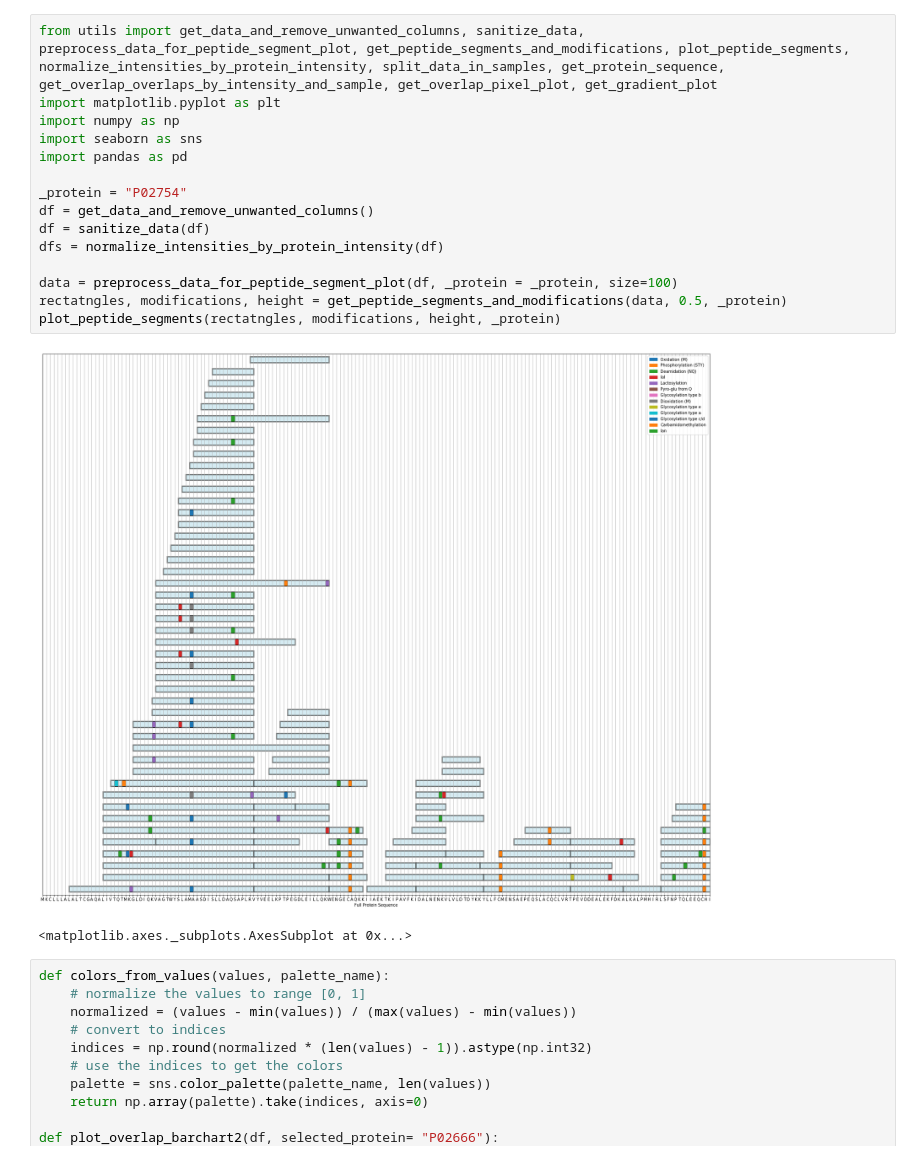
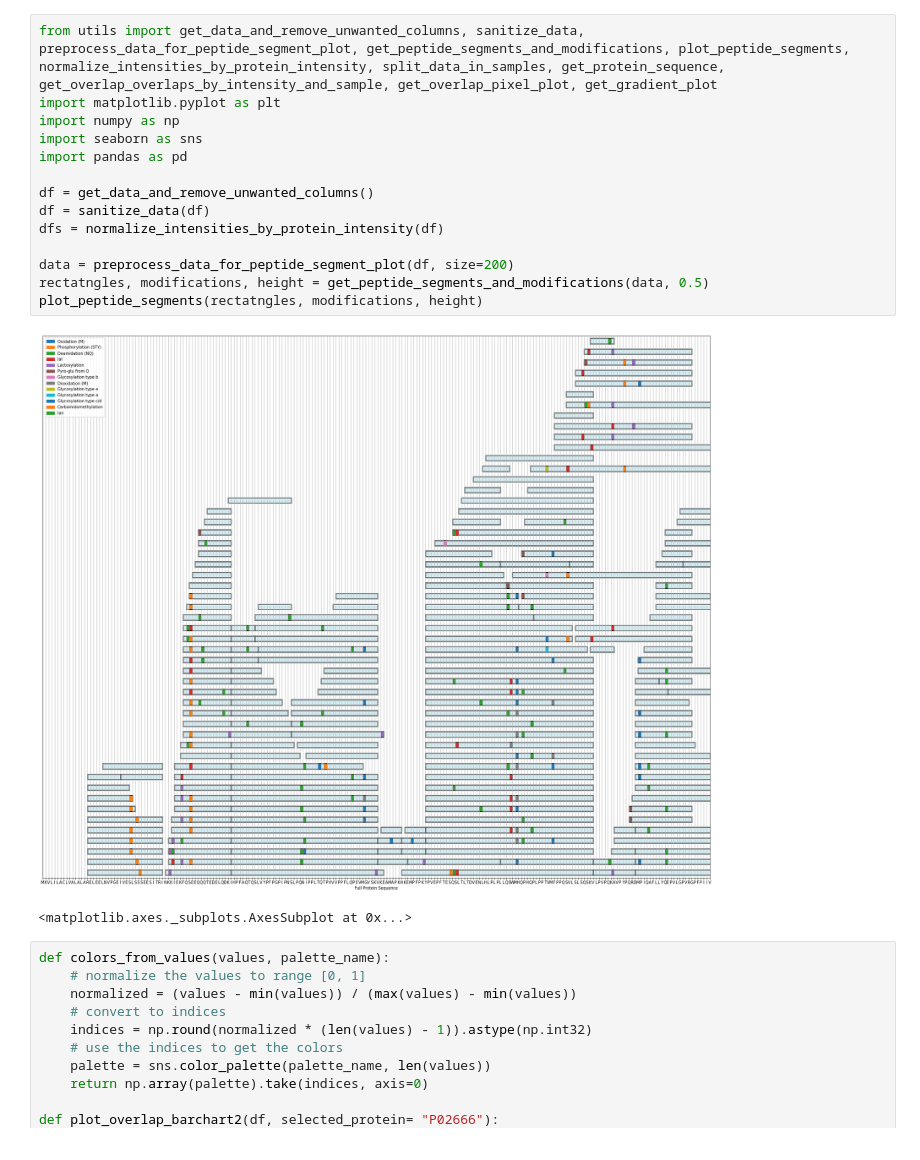
Before and after one commit to Munklinde96/Data_Visualization, a Jupyter notebook: viz4.ipynb, the cells around one changed output. Drawn from its saved outputs; the diff is of its cells as text.

```diff
--- a/viz4.ipynb
+++ b/viz4.ipynb
@@ -1,20 +1,19 @@
 # %%
 from utils import get_data_and_remove_unwanted_columns, sanitize_data, preprocess_data_for_peptide_segment_plot, get_peptide_segments_and_modifications, plot_peptide_segments, normalize_intensities_by_protein_intensity, split_data_in_samples, get_protein_sequence, get_overlap_overlaps_by_intensity_and_sample, get_overlap_pixel_plot, get_gradient_plot
 import matplotlib.pyplot as plt
 import numpy as np
 import seaborn as sns
 import pandas as pd
 
-_protein = "P02754"
 df = get_data_and_remove_unwanted_columns()
 df = sanitize_data(df)
 dfs = normalize_intensities_by_protein_intensity(df)
 
-data = preprocess_data_for_peptide_segment_plot(df, _protein = _protein, size=100)
-rectatngles, modifications, height = get_peptide_segments_and_modifications(data, 0.5, _protein)
-plot_peptide_segments(rectatngles, modifications, height, _protein)
+data = preprocess_data_for_peptide_segment_plot(df, size=200)
+rectatngles, modifications, height = get_peptide_segments_and_modifications(data, 0.5)
+plot_peptide_segments(rectatngles, modifications, height)
 # %% [output]
-[figure, old version]
+[figure, new version]
 <matplotlib.axes._subplots.AxesSubplot at 0x...>
 # %%
 def colors_from_values(values, palette_name):
```
Also changed, not shown: parts of 2 cells of this notebook, 1 other file.
